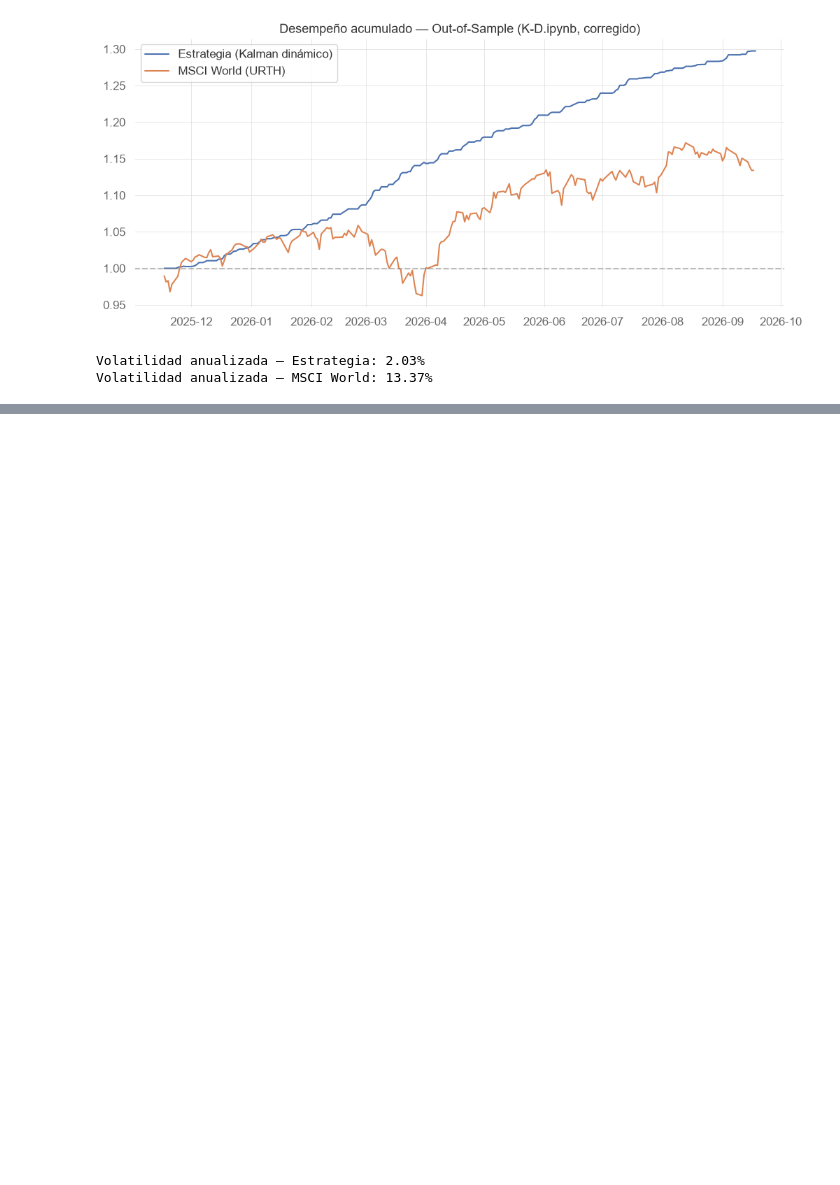
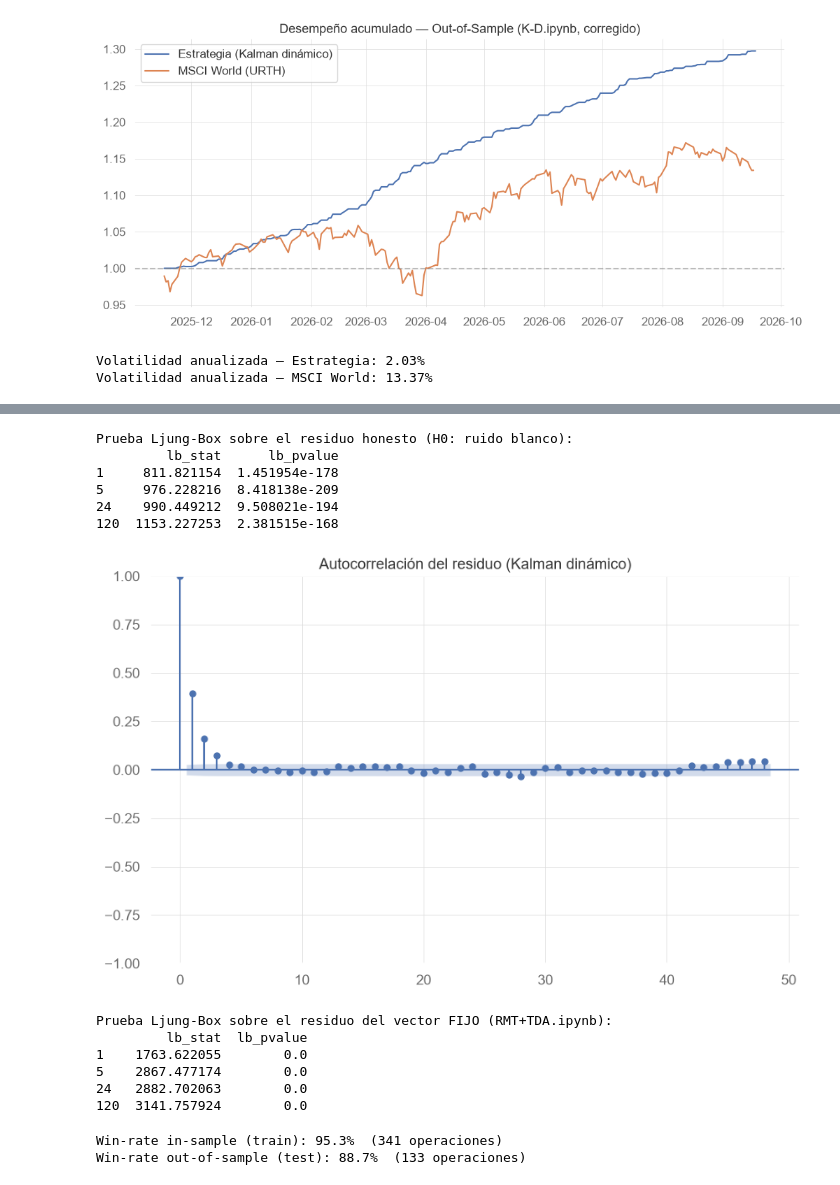
Before and after one commit to SamuOropeza/Investigacion_PCNM, a Jupyter notebook: K-D.ipynb, the cells around one changed output, grey strips where cells are left out. Cells and saved outputs as stored; diff of their text form; code cells hidden in the pictures; blank space fills up the shorter version.

```diff
--- a/K-D.ipynb
+++ b/K-D.ipynb
@@ -647,0 +840,47 @@ Volatilidad anualizada — MSCI World: 13.37%
+# %%
+from statsmodels.stats.diagnostic import acorr_ljungbox
+from statsmodels.graphics.tsaplots import plot_acf
+
+# Ljung-Box: H0 = no hay autocorrelación (es ruido blanco)
+lb_result = acorr_ljungbox(spread_test_honest.dropna(), lags=[1, 5, 24, 120], return_df=True)
+print("Prueba Ljung-Box sobre el residuo honesto (H0: ruido blanco):")
+print(lb_result)
+
+plot_acf(spread_test_honest.dropna(), lags=48)
+plt.title("Autocorrelación del residuo (Kalman dinámico)")
+plt.show()
+# %% [output]
+Prueba Ljung-Box sobre el residuo honesto (H0: ruido blanco):
+         lb_stat      lb_pvalue
+1     811.821154  1.451954e-178
+5     976.228216  8.418138e-209
+24    990.449212  9.508021e-194
+120  1153.227253  2.381515e-168
+[figure, added]
+# %%
+lb_result_static = acorr_ljungbox(residual_test.dropna(), lags=[1, 5, 24, 120], return_df=True)
+print("\nPrueba Ljung-Box sobre el residuo del vector FIJO (RMT+TDA.ipynb):")
+print(lb_result_static)
+# %% [output]
+Prueba Ljung-Box sobre el residuo del vector FIJO (RMT+TDA.ipynb):
+         lb_stat  lb_pvalue
+1    1763.622055        0.0
+5    2867.477174        0.0
+24   2882.702063        0.0
+120  3141.757924        0.0
+# %%
+positions_train_dyn2 = generate_positions(z_score_train_v2)  # recuerda: ya lo teníamos de la Fase 3/4
+trade_id_train = (positions_train_dyn2 != positions_train_dyn2.shift()).cumsum()
+
+pnl_gross_train_approx = positions_train_dyn2.shift(1).fillna(0) * residual_train_v2.diff().fillna(0)
+trade_pnl_train = pnl_gross_train_approx.groupby(trade_id_train).sum()
+trade_duration_train = positions_train_dyn2.groupby(trade_id_train).size()
+trade_has_pos_train = positions_train_dyn2.groupby(trade_id_train).apply(lambda x: (x != 0).any())
+
+real_trades_train = trade_pnl_train[trade_has_pos_train & (trade_duration_train > 1)]
+
+print(f"Win-rate in-sample (train): {(real_trades_train > 0).mean()*100:.1f}%  ({len(real_trades_train)} operaciones)")
+print(f"Win-rate out-of-sample (test): 88.7%  (133 operaciones)")
+# %% [output]
+Win-rate in-sample (train): 95.3%  (341 operaciones)
+Win-rate out-of-sample (test): 88.7%  (133 operaciones)
```
Also changed, not shown: parts of 12 cells of this notebook.
